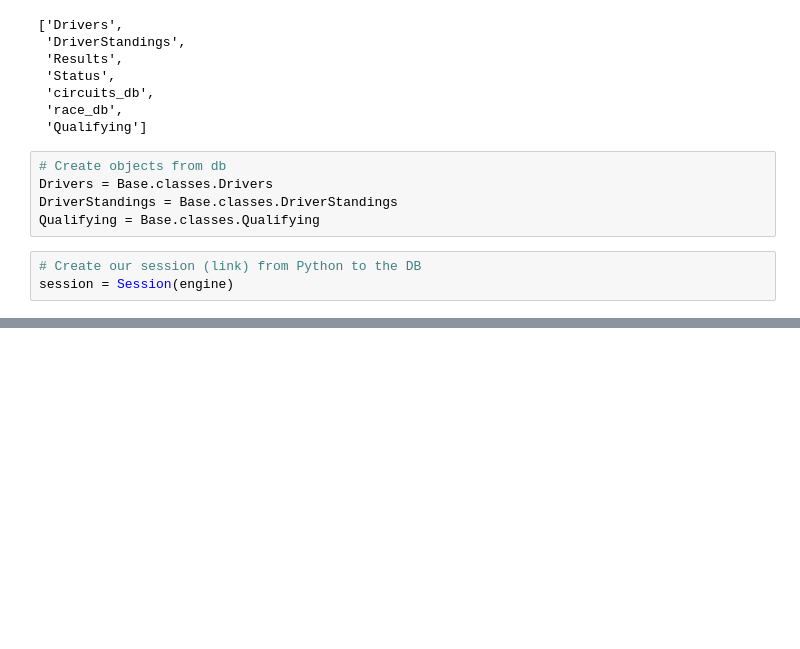
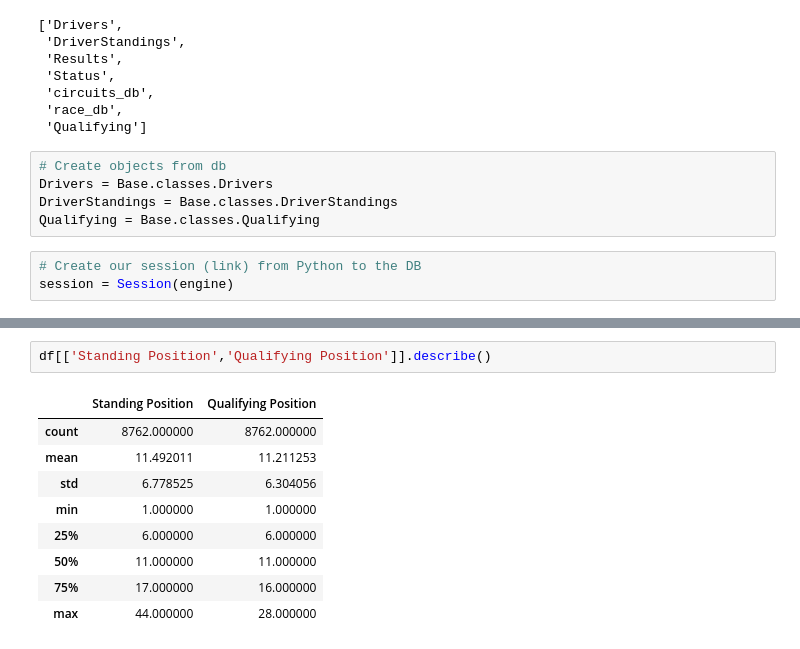
Before and after one commit to serenaremlang/Formula1_Fun, a Jupyter notebook: analysis/qualifying_analysis.ipynb, the cells around one changed output, grey strips where cells are left out. Cells and saved outputs as stored; diff of their text form; blank space fills up the shorter version.

```diff
--- a/analysis/qualifying_analysis.ipynb
+++ b/analysis/qualifying_analysis.ipynb
@@ -47,0 +89,12 @@ ArgumentError: Column expression or FROM clause expected, got <sqlalchemy.sql.se
+# %%
+df[['Standing Position','Qualifying Position']].describe()
+# %% [output]
+|  | Standing Position | Qualifying Position |
+| count | 8762.000000 | 8762.000000 |
+| mean | 11.492011 | 11.211253 |
+| std | 6.778525 | 6.304056 |
+| min | 1.000000 | 1.000000 |
+| 25% | 6.000000 | 6.000000 |
+| 50% | 11.000000 | 11.000000 |
+| 75% | 17.000000 | 16.000000 |
+| max | 44.000000 | 28.000000 |
```
Also changed, not shown: parts of 13 cells of this notebook.
